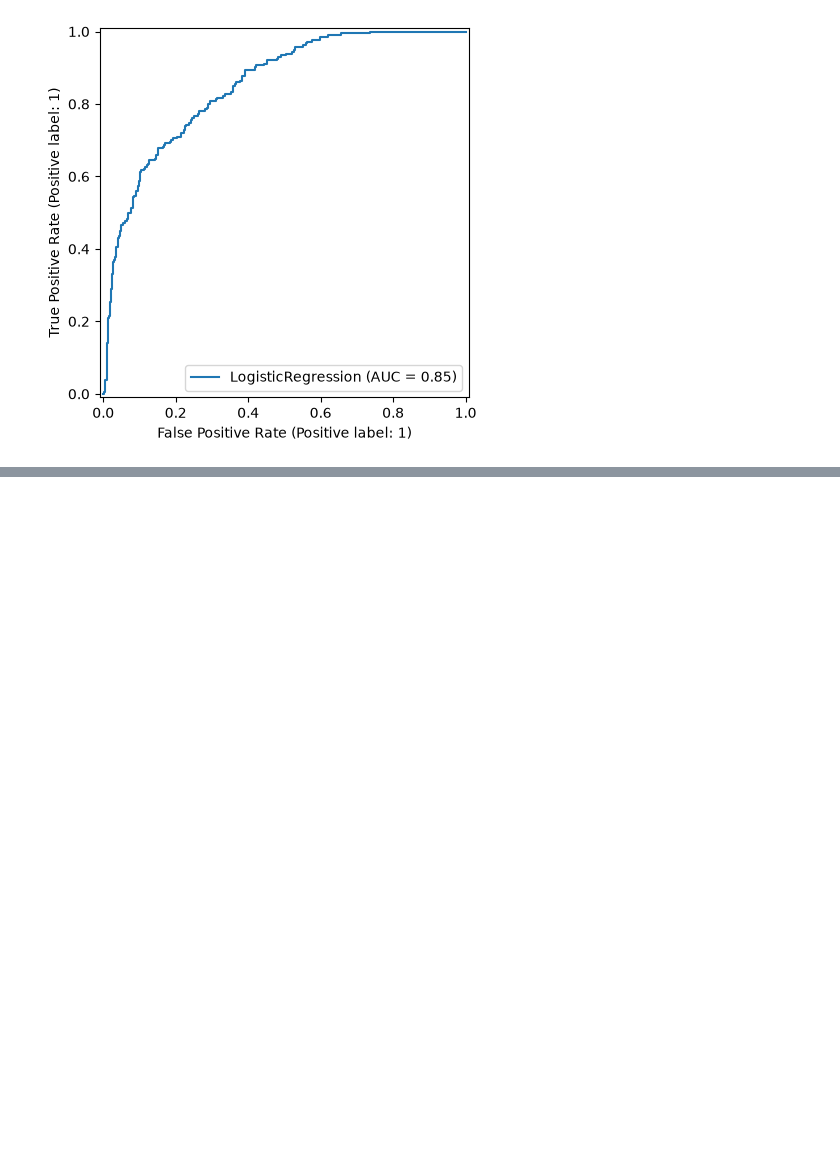
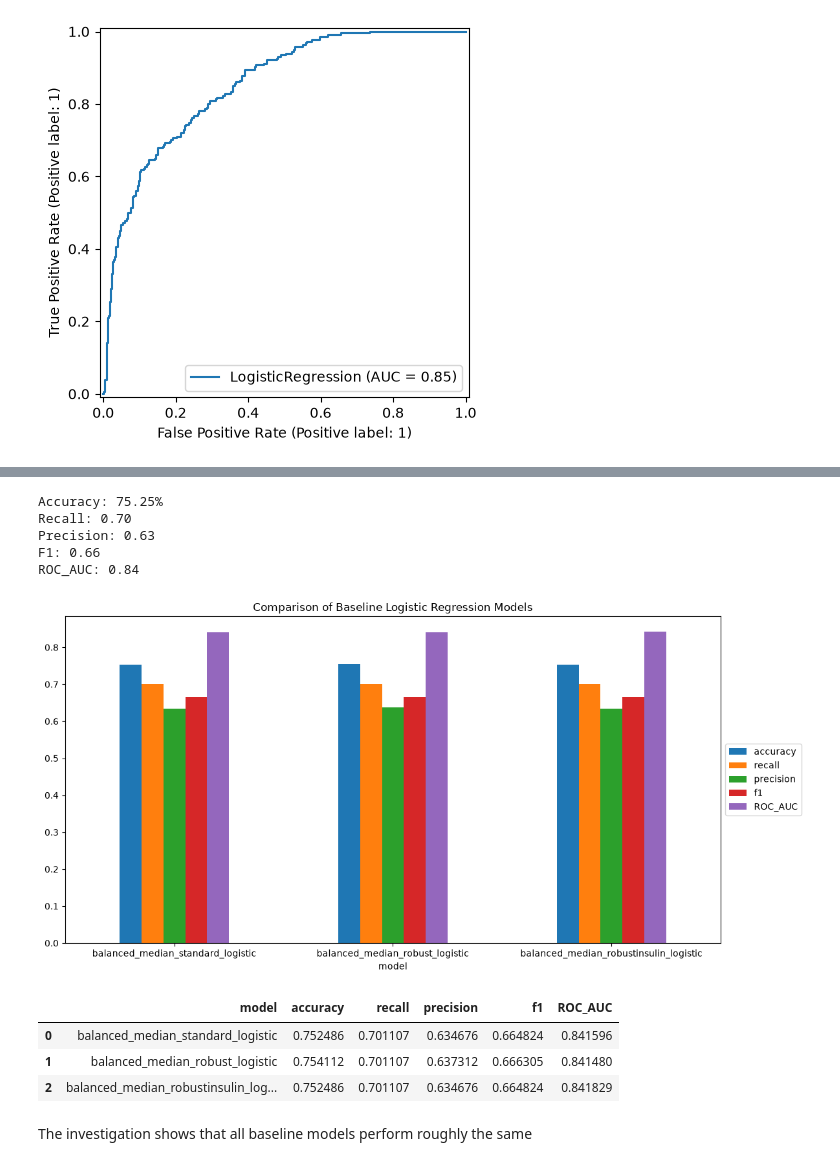
Before and after one commit to abdulazeemsodimu/diabetes_prediction, a Jupyter notebook: notebooks/modelling.ipynb, the cells around one changed output, grey strips where cells are left out. Drawn from its saved outputs; the diff is of its cells as text; code cells hidden in the pictures; blank space fills up the shorter version.

```diff
--- a/notebooks/modelling.ipynb
+++ b/notebooks/modelling.ipynb
@@ -245,0 +367,30 @@ RocCurveDisplay.from_estimator(clf, X_train_scaled, y_train);
+# %%
+# For experiment 3: Fill missing values with median, use Robust Scaler for insulin column and Standard Scaler for the other columns and class_weights as balanced
+insulin_pipeline = Pipeline(steps=[
+    ('en_zero', SimpleImputer(missing_values=0, strategy='median')),
+    ('scaler', RobustScaler())
+])
+
+en_zero_pipeline = Pipeline(steps=[
+    ('en_zero', SimpleImputer(missing_values=0, strategy='median')),
+    ('scaler', StandardScaler())
+])
+
+scale_pipeline = Pipeline(steps=[
+    ('scaler', StandardScaler())
+])
+
+
+preprocessing = ColumnTransformer(transformers=[
+    ('insulin', insulin_pipeline, ['Insulin']),
+    ('fix_zero', en_zero_pipeline, encoded_zero),
+    ('scale', scale_pipeline, cols)
+])
+
+
+model = Pipeline(steps=[
+    ('preprocessing', preprocessing),
+    ('model', LogisticRegression(class_weight='balanced', max_iter=100))
+])
+
+model.fit(X_train, y_train)
@@ -245,0 +415,32 @@ RocCurveDisplay.from_estimator(clf, X_train_scaled, y_train);
+# %%
+balanced_median_robustinsulin_logistic = evaluation_cv(model, X_train, y_train)
+# %% [output]
+Accuracy: 75.25%
+Recall: 0.70
+Precision: 0.63
+F1: 0.66
+ROC_AUC: 0.84
+# %%
+comparison = pd.concat([comparison, pd.DataFrame([{'model':'balanced_median_robustinsulin_logistic', **balanced_median_robustinsulin_logistic}])], ignore_index=True)
+# %%
+ax = comparison.plot.bar(
+    x='model',
+    title='Comparison of Baseline Logistic Regression Models',
+    figsize=(12, 6),
+    rot=0
+)
+
+ax.legend(loc='center left', bbox_to_anchor=(1, 0.5))
+
+plt.tight_layout()
+# %% [output]
+[figure, added]
+# %%
+comparison
+# %% [output]
+|  | model | accuracy | recall | precision | f1 | ROC_AUC |
+| 0 | balanced_median_standard_logistic | 0.752486 | 0.701107 | 0.634676 | 0.664824 | 0.841596 |
+| 1 | balanced_median_robust_logistic | 0.754112 | 0.701107 | 0.637312 | 0.666305 | 0.841480 |
+| 2 | balanced_median_robustinsulin_log... | 0.752486 | 0.701107 | 0.634676 | 0.664824 | 0.841829 |
+# %% [markdown]
+The investigation shows that all baseline models perform roughly the same
```
Also changed, not shown: parts of 18 cells of this notebook.
